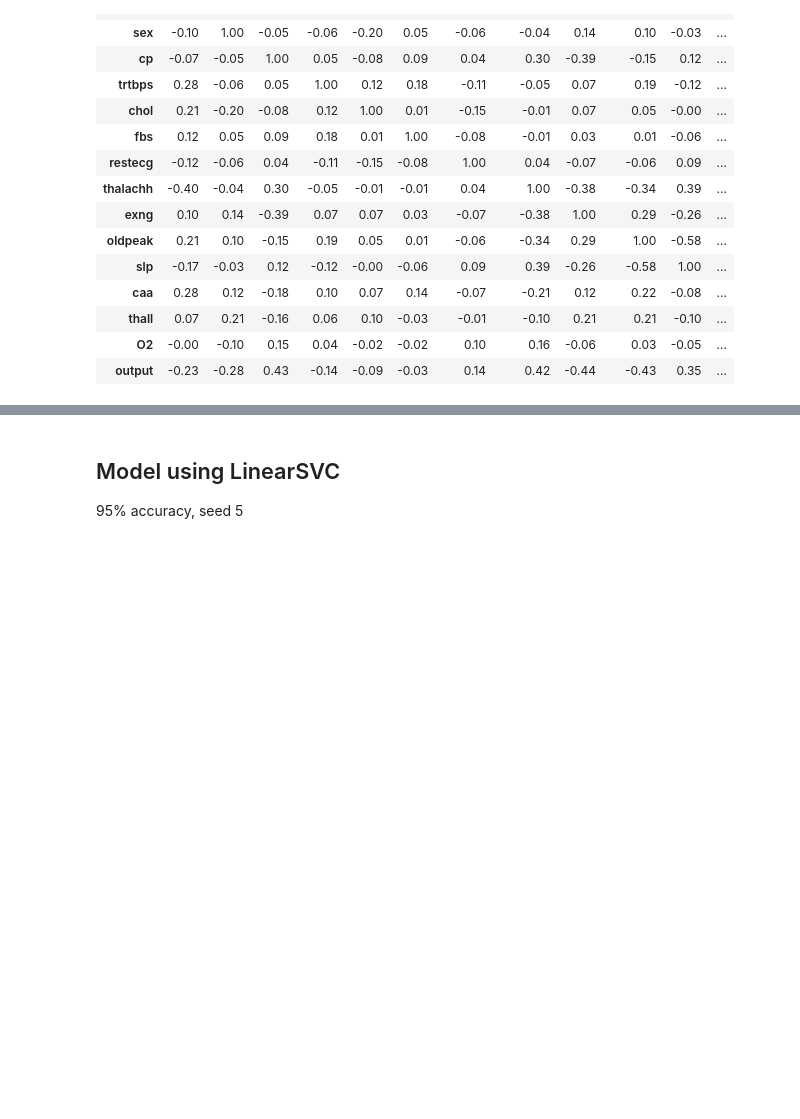
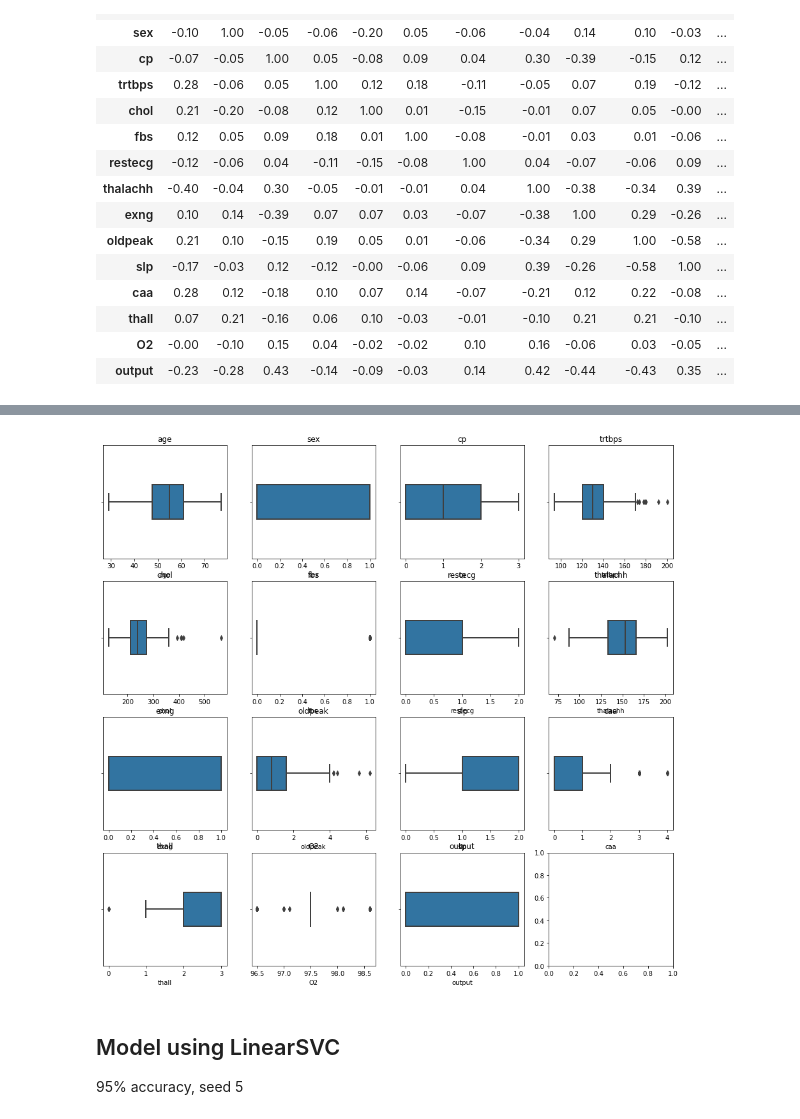
Before and after one commit to AndreRX/Heart_attack, a Jupyter notebook: notebooks/main.ipynb, the cells around one changed output, grey strips where cells are left out. Cells and saved outputs as stored; diff of their text form; code cells hidden in the pictures; blank space fills up the shorter version.

Commit message:
adding better data visualization

```diff
--- a/notebooks/main.ipynb
+++ b/notebooks/main.ipynb
@@ -80,6 +80,24 @@ df.describe()
 | 50% | 55.000000 | 1.000000 | 1.000000 | 130.000000 | 240.000000 | 0.000000 | 1.000000 | 153.000000 | 0.000000 | 0.800000 | 1.000000 | ... |
 | 75% | 61.000000 | 1.000000 | 2.000000 | 140.000000 | 274.500000 | 0.000000 | 1.000000 | 166.000000 | 1.000000 | 1.600000 | 2.000000 | ... |
 | max | 77.000000 | 1.000000 | 3.000000 | 200.000000 | 564.000000 | 1.000000 | 2.000000 | 202.000000 | 1.000000 | 6.200000 | 2.000000 | ... |
+# %%
+def creating_plots(x_plot, y_plot, dataframe):
+    fig, ax = plt.subplots(x_plot, y_plot, figsize=(16, 15))
+    cont = 0
+
+    for i in range(0, x_plot):
+        for j in range(0, y_plot):
+            if(cont >= len(dataframe.columns)):
+                break
+            else:
+                sns.boxplot(ax=ax[i, j], data=dataframe, x=dataframe[dataframe.columns[cont]],
+                           linewidth=2, width=0.3)
+                ax[i, j].set_title(dataframe.columns[cont])
+                cont+=1
+
+creating_plots(4, 4, df)
+# %% [output]
+[figure, added]
 # %% [markdown]
 ## Model using LinearSVC
 
```
Also changed, not shown: parts of 3 cells of this notebook.
